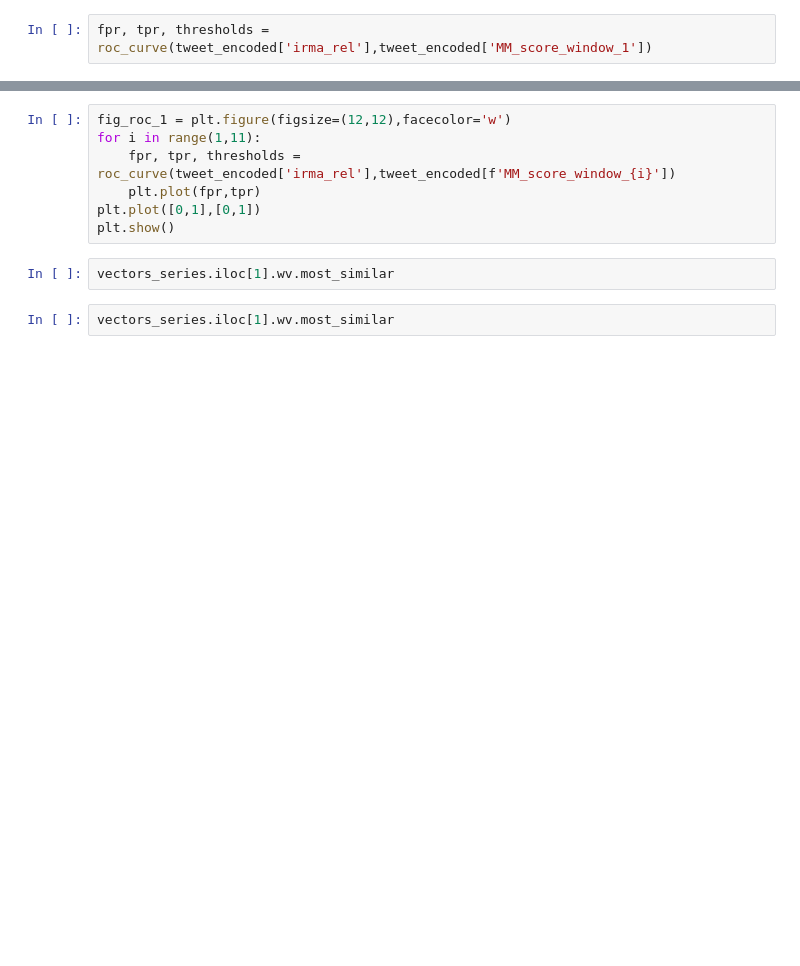
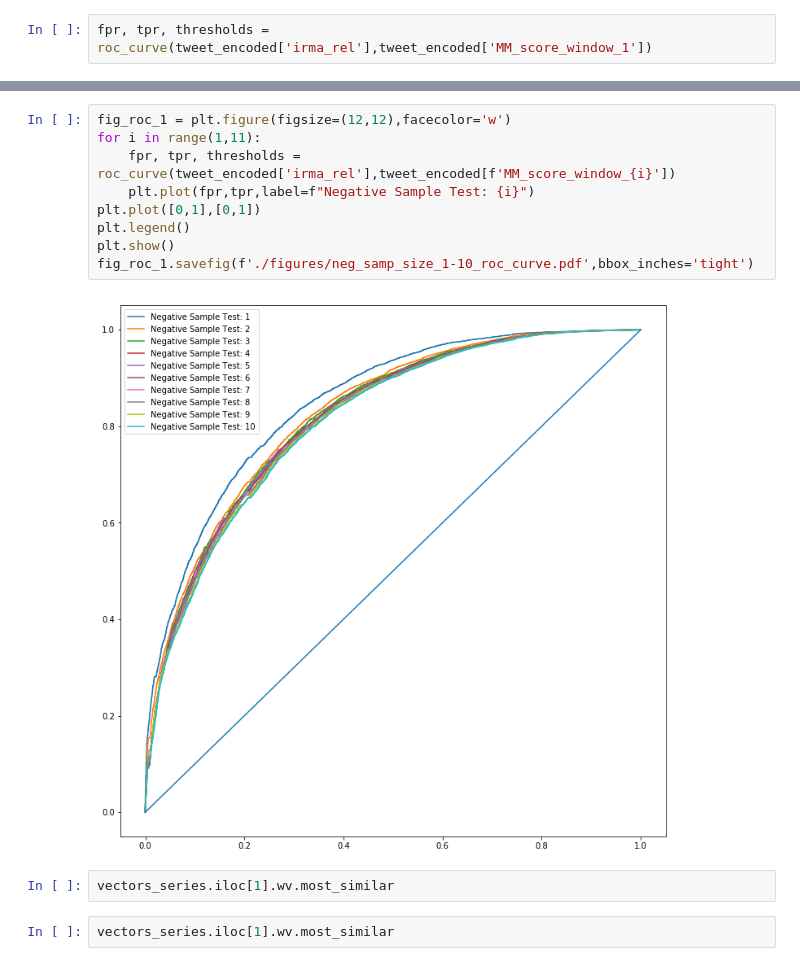
Before and after one commit to brownworth/TwitterDisaster, a Jupyter notebook: ThesisCode.ipynb, the cells around one changed output, grey strips where cells are left out. Saved outputs shown, nothing was run; the diff lists cells and outputs as text; blank space fills up the shorter version.

```diff
--- a/ThesisCode.ipynb
+++ b/ThesisCode.ipynb
@@ -536,10 +589,14 @@ plt.show()
 # %%
 fig_roc_1 = plt.figure(figsize=(12,12),facecolor='w')
 for i in range(1,11):
     fpr, tpr, thresholds = roc_curve(tweet_encoded['irma_rel'],tweet_encoded[f'MM_score_window_{i}'])
-    plt.plot(fpr,tpr)
+    plt.plot(fpr,tpr,label=f"Negative Sample Test: {i}")
 plt.plot([0,1],[0,1])
+plt.legend()
 plt.show()
+fig_roc_1.savefig(f'./figures/neg_samp_size_1-10_roc_curve.pdf',bbox_inches='tight')
+# %% [output]
+[figure, added]
 # %%
 vectors_series.iloc[1].wv.most_similar
 # %%
```
Also changed, not shown: parts of 17 cells of this notebook.
